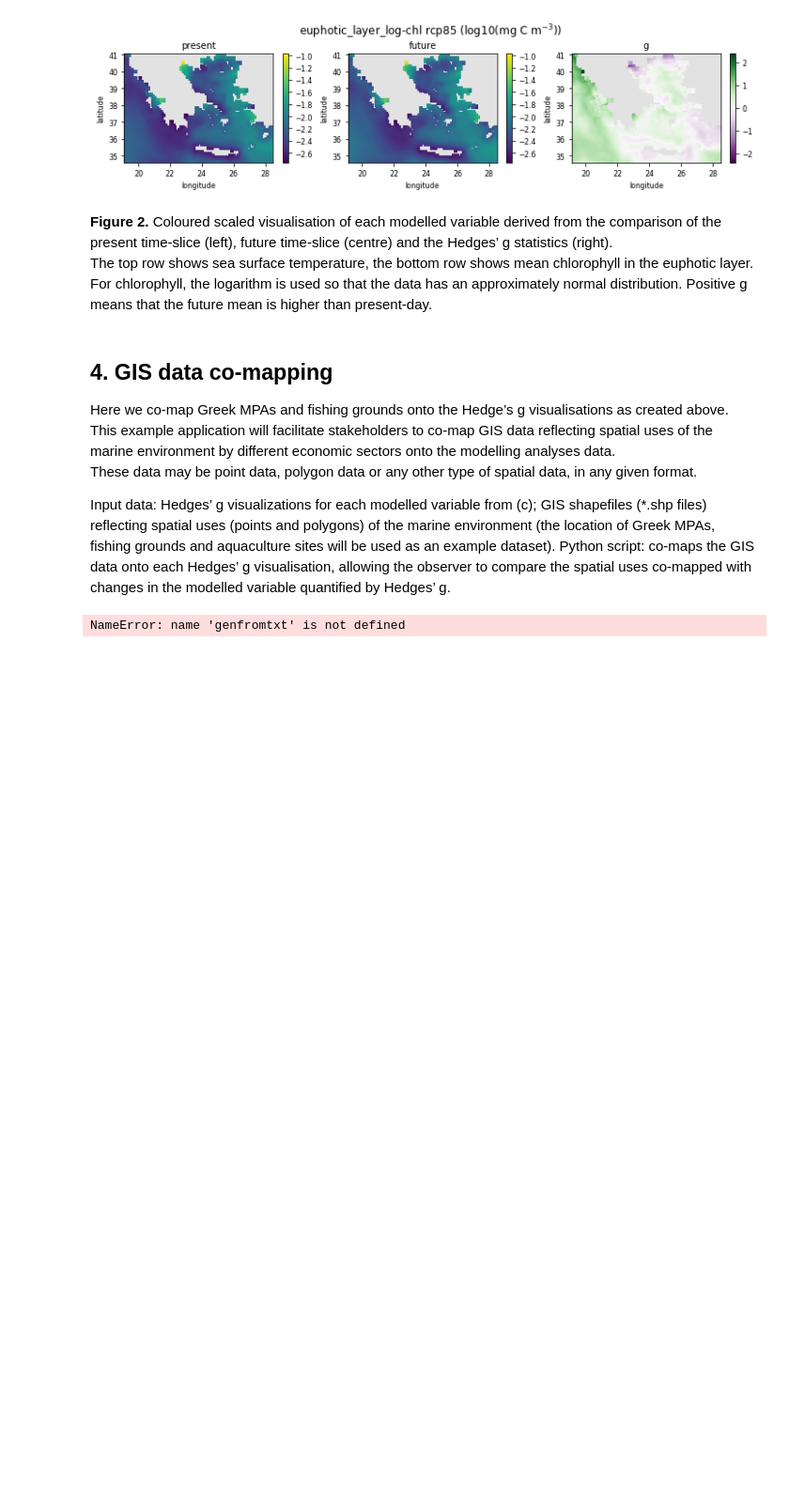
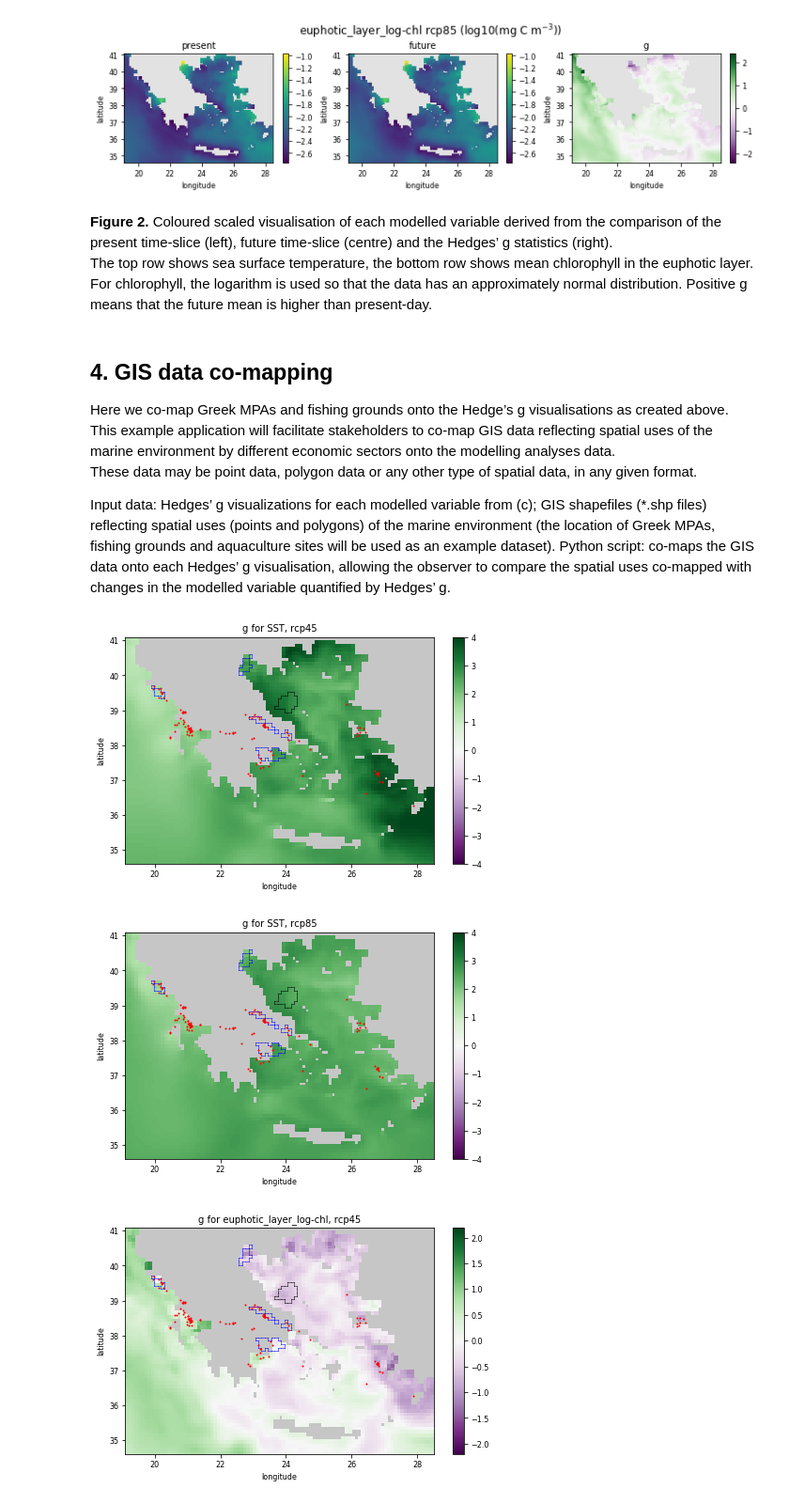
Before and after one commit to pmlrsg/c3smcf, a Jupyter notebook: notebooks/MSP_usecase.ipynb, the cells around one changed output. Shown at 94% size. Saved outputs shown, nothing was run; the diff lists cells and outputs as text; code cells hidden in the pictures; blank space fills up the shorter version.

```diff
--- a/notebooks/MSP_usecase.ipynb
+++ b/notebooks/MSP_usecase.ipynb
@@ -545,9 +548,11 @@ Python script: co-maps the GIS data onto each Hedges’ g visualisation, allowin
 # %%
 # Step 4: Map MPAs and fishing grounds on to Hedge's g maps
 
+from numpy import genfromtxt
 import shapefile
 import matplotlib.path as mpl_path
 from numpy import vstack, meshgrid
+import numpy as np
 def read_area_masks(area_list,shapedir,lon,lat):
     """
     Read shapefiles for a set of areas and create mask for each
@@ -588,11 +593,11 @@ def get_mask_outline(maskIn):
     for p in zip(*hor_seg):
         l.append((p[1], p[0]+1))
         l.append((p[1]+1, p[0]+1))
-        l.append((nan,nan))
+        l.append((np.nan,np.nan))
     for p in zip(*ver_seg):
         l.append((p[1]+1, p[0]))
         l.append((p[1]+1, p[0]+1))
-        l.append((nan, nan))
+        l.append((np.nan, np.nan))
     segments = array(l)
     segments[:,0] = lon[0] + (lon[-1]-lon[0])*segments[:,0]/maskIn.shape[1]
     segments[:,1] = lat[0] + (lat[-1]-lat[0])*segments[:,1]/maskIn.shape[0]
@@ -641,7 +646,7 @@ fish_masks = read_area_masks(fish_list,shapedir,lon,lat)
 aqsites = genfromtxt(aqua_list_file,skip_header=1,delimiter=',')
 
 # set figure size and other parameters for plotting
-figsize = (3.8, 2.5)
+figsize = (7.6, 5.0)
 # preferred color scheme
 color_map = {'g':'PRGn'}
 # font sizes
@@ -665,31 +670,33 @@ for vbname in vblist:
         vbdat = nc.variables['%s_g_%s' % (vbname,run,)][:]
         g = masked_where(vbdat==fv,vbdat)
         # set up plot
         fig,ax = plt.subplots(nrows=1,ncols=1,figsize=figsize)
         fig.subplots_adjust(top=0.85,bottom=0.18,left=0.15)
         # plot g
         ax.set_xlim(lon.min(),lon.max())
         ax.set_ylim(lat.min(),lat.max())
         ax.set_xlabel('longitude')
         ax.set_ylabel('latitude')
         im_mask = ax.pcolormesh(lon,lat,g.mask,cmap='Greys',vmax=3)
         im = ax.pcolormesh(lon,lat,g,cmap=color_map['g'],vmin=-vmax[vbname],vmax=vmax[vbname])
         # plot MPAs
         for mpa in list(mpa_list.keys()):
             try:
                 segments = get_mask_outline(mpa_masks[mpa])
                 ax.plot(segments[:,0], segments[:,1], color='k', linewidth=0.5)
             except:
                 "Could not plot",mpa
         # plot fishing grounds
         for fgrnd in fish_list:
             segments = get_mask_outline(fish_masks[fgrnd])
             ax.plot(segments[:,0], segments[:,1], color='b', linewidth=0.5)
         # plot points with aquaculture sites
         ax.plot(aqsites[:,1],aqsites[:,0],'ro',ms=1,mec='r')
         cb = fig.colorbar(im,ax=ax)
         ax.set_title('g for %s, %s' % (vbname, run))
         fig.savefig('%s_g+MPAs-fishing_%s_%s.png' % (reg_name,vbname,run),dpi=150)
 nc.close()
 # %% [output]
-NameError: name 'genfromtxt' is not defined
+[figure, added]
+[figure, added]
+[figure, added]
```
Also changed, not shown: parts of 10 cells of this notebook.
